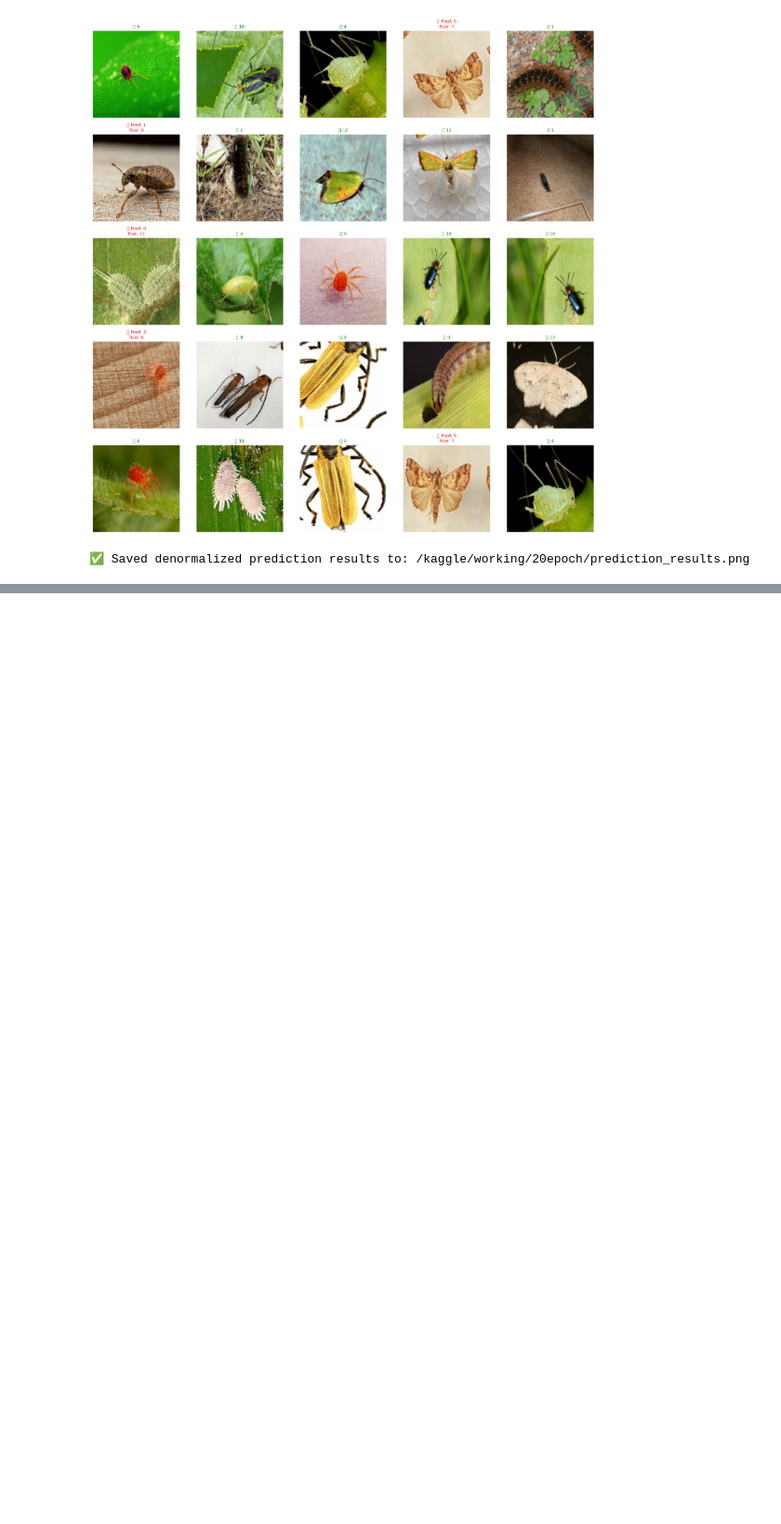
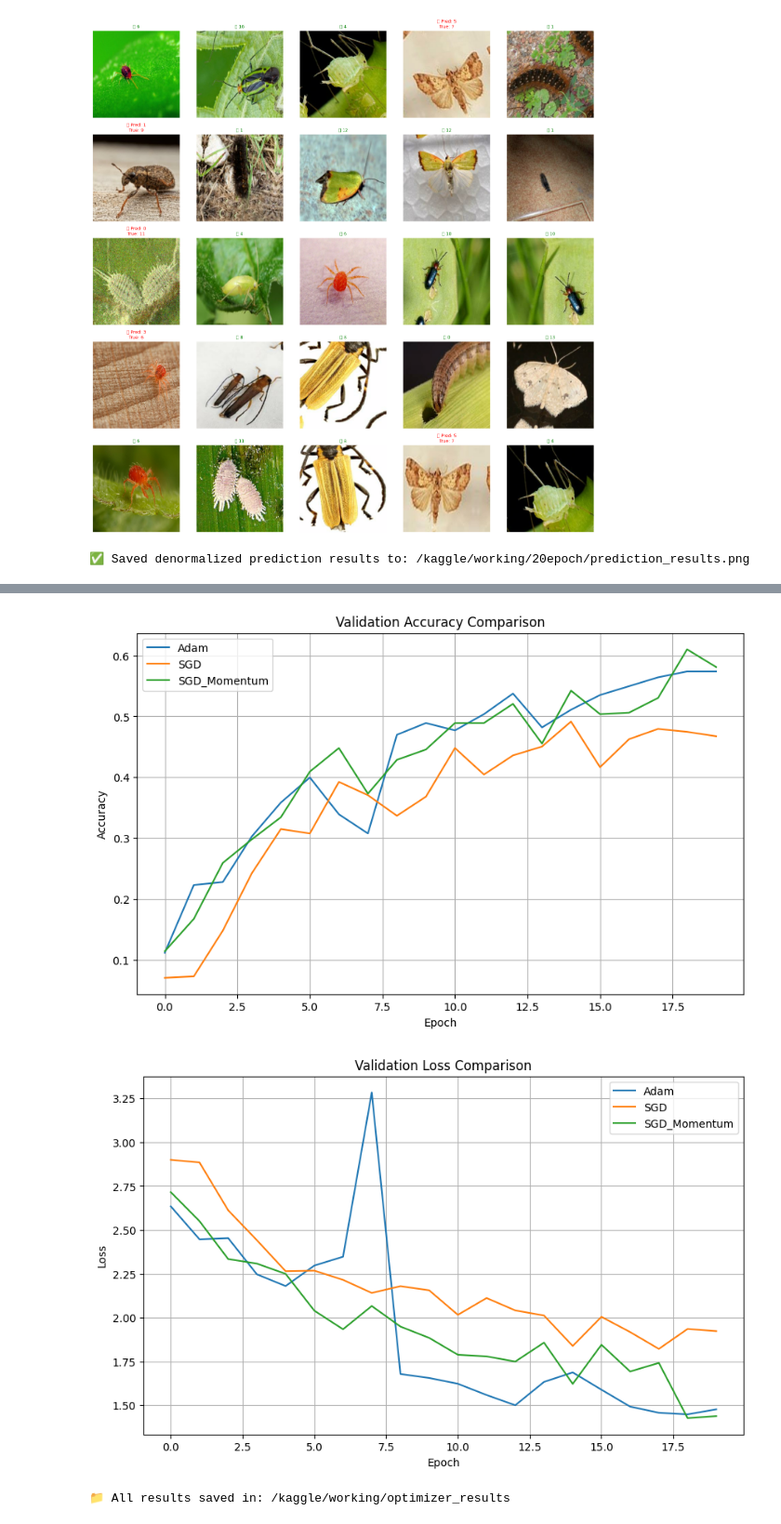
Before and after one commit to NadhaIrshad/A03_EN3150_Pattern_Recognition_Jute_Pest_Classification, a Jupyter notebook: notebook1_CNN.ipynb, the cells around one changed output, grey strips where cells are left out. Shown at 93% size. Drawn from its saved outputs; the diff is of its cells as text; code cells hidden in the pictures; blank space fills up the shorter version.

Commit message:
Kaggle Notebook | notebook1_CNN | Version 2

```diff
--- a/notebook1_CNN.ipynb
+++ b/notebook1_CNN.ipynb
@@ -410,0 +639,32 @@ Total misclassified samples: 61
+# %%
+# --- Compare optimizers ---
+plt.figure(figsize=(10,6))
+for name, hist in histories.items():
+    plt.plot(hist.history['val_accuracy'], label=f'{name}')
+plt.title('Validation Accuracy Comparison')
+plt.xlabel('Epoch')
+plt.ylabel('Accuracy')
+plt.legend()
+plt.grid(True)
+plt.savefig(os.path.join(base_dir, "comparison_accuracy.png"))
+plt.show()
+plt.close()
+
+plt.figure(figsize=(10,6))
+for name, hist in histories.items():
+    plt.plot(hist.history['val_loss'], label=f'{name}')
+plt.title('Validation Loss Comparison')
+plt.xlabel('Epoch')
+plt.ylabel('Loss')
+plt.legend()
+plt.grid(True)
+plt.savefig(os.path.join(base_dir, "comparison_loss.png"))
+plt.show()
+
+plt.close()
+
+print("\n📁 All results saved in:", base_dir)
+# %% [output]
+[figure, added]
+[figure, added]
+📁 All results saved in: /kaggle/working/optimizer_results
```
Also changed, not shown: parts of 4 cells of this notebook.
